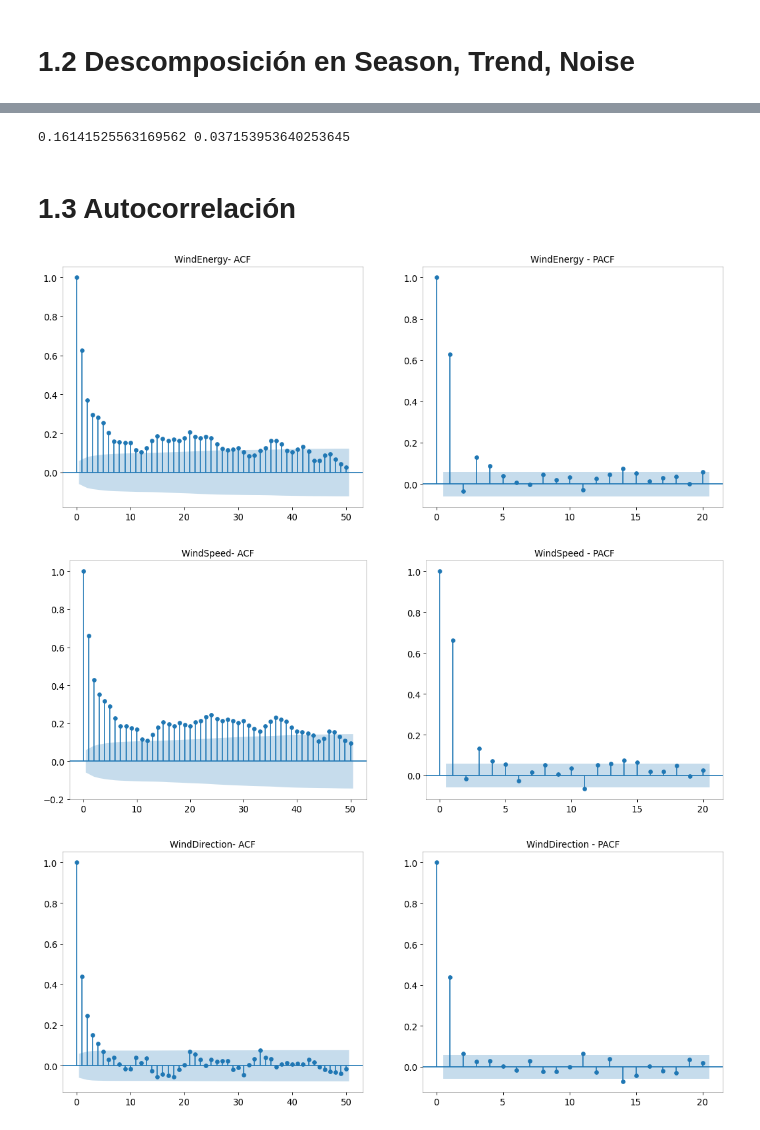
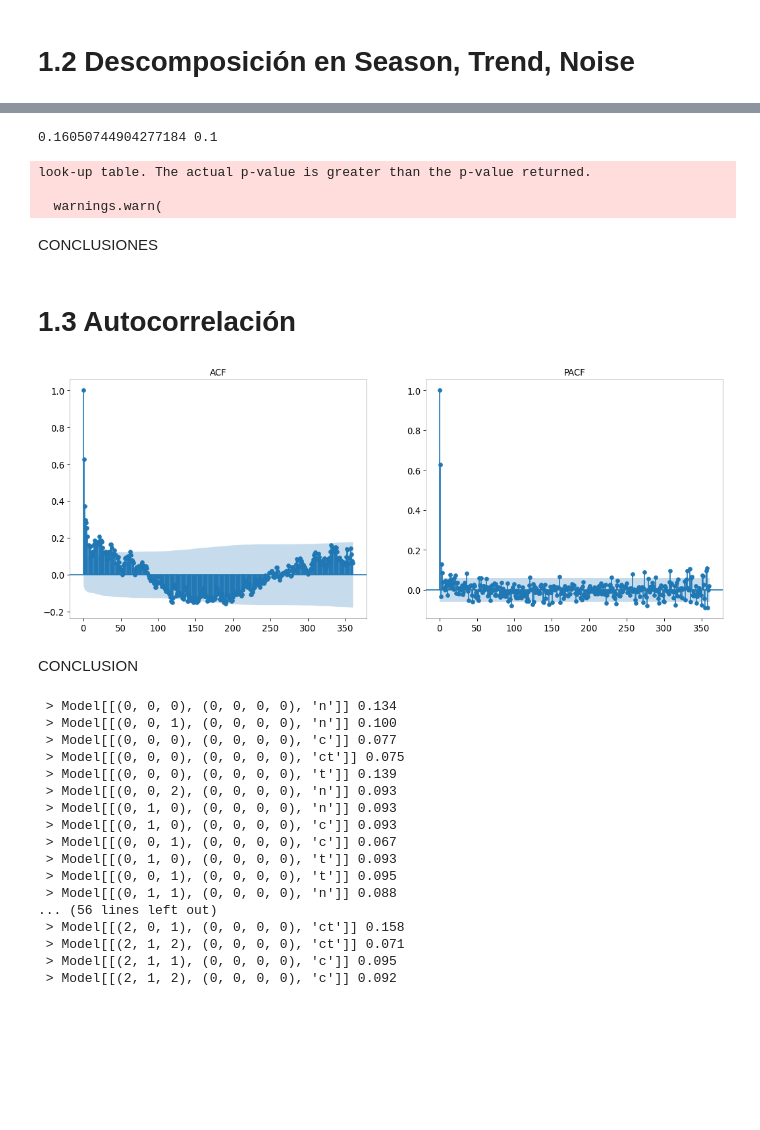
Before and after one commit to danielp2797/UAM-Big-Data-21-22, a Jupyter notebook: aplicaciones de analisis/p2/perezefremovadaniel_p2_aplicacionesanalisis.ipynb, the cells around one changed output, grey strips where cells are left out. Cells and saved outputs as stored; diff of their text form; code cells hidden in the pictures; blank space fills up the shorter version.

Commit message:
actualiza practica p2 analisis

```diff
--- a/aplicaciones de analisis/p2/perezefremovadaniel_p2_aplicacionesanalisis.ipynb
+++ b/aplicaciones de analisis/p2/perezefremovadaniel_p2_aplicacionesanalisis.ipynb
@@ -9,15 +16,15 @@ from statsmodels.tsa.stattools import adfuller, kpss
 
 plt.rcParams["figure.figsize"] = (15,5)
 # %%
-def plot_acf_pacf_functions(df: pd.DataFrame, feature: str):
+def plot_acf_pacf_functions(df: pd.Series):
 
-    '''FUncion para hacer un grafico de la funcion de autocorrelacion (ACF) y autoco'''
+    '''Funcion para hacer un grafico de la funcion de autocorrelacion (ACF) y autoco'''
     # Import Data
     # df = pd.read_csv('AirPassengers.csv')
     # Draw Plot
     fig, (ax1, ax2) = plt.subplots(1, 2,figsize=(16,6), dpi= 80)
-    plot_acf(df[feature].fillna(method='ffill').tolist(), ax=ax1, lags=50)
-    plot_pacf(df[feature].fillna(method='ffill').tolist(), ax=ax2, lags=20)
+    plot_acf(df.fillna(method='ffill').tolist(), ax=ax1, lags=360)
+    plot_pacf(df.fillna(method='ffill').tolist(), ax=ax2, lags=360)
 
     # Decorate
     # lighten the borders
@@ -29,16 +36,16 @@ def plot_acf_pacf_functions(df: pd.DataFrame, feature: str):
     # font size of tick labels
     ax1.tick_params(axis='both', labelsize=12)
     ax2.tick_params(axis='both', labelsize=12)
-    ax1.set_title(feature + '- ACF')
-    ax2.set_title(feature + ' - PACF')
+    ax1.set_title('ACF')
+    ax2.set_title('PACF')
 
     plt.show()
 # %% [markdown]
 # 0. Carga de datos
 # %%
-data = pd.read_csv('Eolica.csv')
-data = data.set_index(pd.DatetimeIndex(data['Date']))
-data.index = pd.to_datetime(data.Date)
-data.drop(['Date'], axis=1, inplace=True)
+data = pd.read_csv('Eolica.csv', header=0, parse_dates=[0], index_col=[0], usecols=[0, 3], dayfirst=True, squeeze=True)
+#data = data.set_index(pd.DatetimeIndex(data['Date']))
+#data.index = pd.to_datetime(data.Date)
+#data.drop(['Date'], axis=1, inplace=True)
 data.head()
 # %% [output]
@@ -52,3 +61,6 @@ data.head()
+# %%
+#data['WindEnergy'] = data['WindEnergy'] /421440
+data = data/421440
 # %% [markdown]
 Se comprueba si hay valores perdidos
 # %%
@@ -88,15 +99,18 @@ print(stat, p)
 # %%
-stat, p, _,_ = kpss(data.WindEnergy.values, regression='ct')
+stat, p, _,_ = kpss(data, regression='c')
 print(stat, p)
 # %% [output]
-0.16141525563169562 0.037153953640253645
+0.16050744904277184 0.1
+look-up table. The actual p-value is greater than the p-value returned.
+
+  warnings.warn(
+# %% [markdown]
+CONCLUSIONES
 # %% [markdown]
 # 1.3 Autocorrelación
 # %%
-plot_acf_pacf_functions(data, 'WindEnergy')
-plot_acf_pacf_functions(data, 'WindSpeed')
-plot_acf_pacf_functions(data, 'WindDirection')
+plot_acf_pacf_functions(data)
 # %% [output]
-[figure, old version]
+[figure, new version]
-[figure, removed]
-[figure, removed]
+# %% [markdown]
+CONCLUSION
@@ -102,0 +220,21 @@ plot_acf_pacf_functions(data, 'WindDirection')
+# %%
+tasks = (delayed(score_model)(data, n_test, cfg) for cfg in cfg_list)
+scores = executor(tasks)
+# %% [output]
+ > Model[[(0, 0, 0), (0, 0, 0, 0), 'n']] 0.134
+ > Model[[(0, 0, 1), (0, 0, 0, 0), 'n']] 0.100
+ > Model[[(0, 0, 0), (0, 0, 0, 0), 'c']] 0.077
+ > Model[[(0, 0, 0), (0, 0, 0, 0), 'ct']] 0.075
+ > Model[[(0, 0, 0), (0, 0, 0, 0), 't']] 0.139
+ > Model[[(0, 0, 2), (0, 0, 0, 0), 'n']] 0.093
+ > Model[[(0, 1, 0), (0, 0, 0, 0), 'n']] 0.093
+ > Model[[(0, 1, 0), (0, 0, 0, 0), 'c']] 0.093
+ > Model[[(0, 0, 1), (0, 0, 0, 0), 'c']] 0.067
+ > Model[[(0, 1, 0), (0, 0, 0, 0), 't']] 0.093
+ > Model[[(0, 0, 1), (0, 0, 0, 0), 't']] 0.095
+ > Model[[(0, 1, 1), (0, 0, 0, 0), 'n']] 0.088
+... (56 lines left out)
+ > Model[[(2, 0, 1), (0, 0, 0, 0), 'ct']] 0.158
+ > Model[[(2, 1, 2), (0, 0, 0, 0), 'ct']] 0.071
+ > Model[[(2, 1, 1), (0, 0, 0, 0), 'c']] 0.095
+ > Model[[(2, 1, 2), (0, 0, 0, 0), 'c']] 0.092
```
Also changed, not shown: parts of 15 cells of this notebook.
